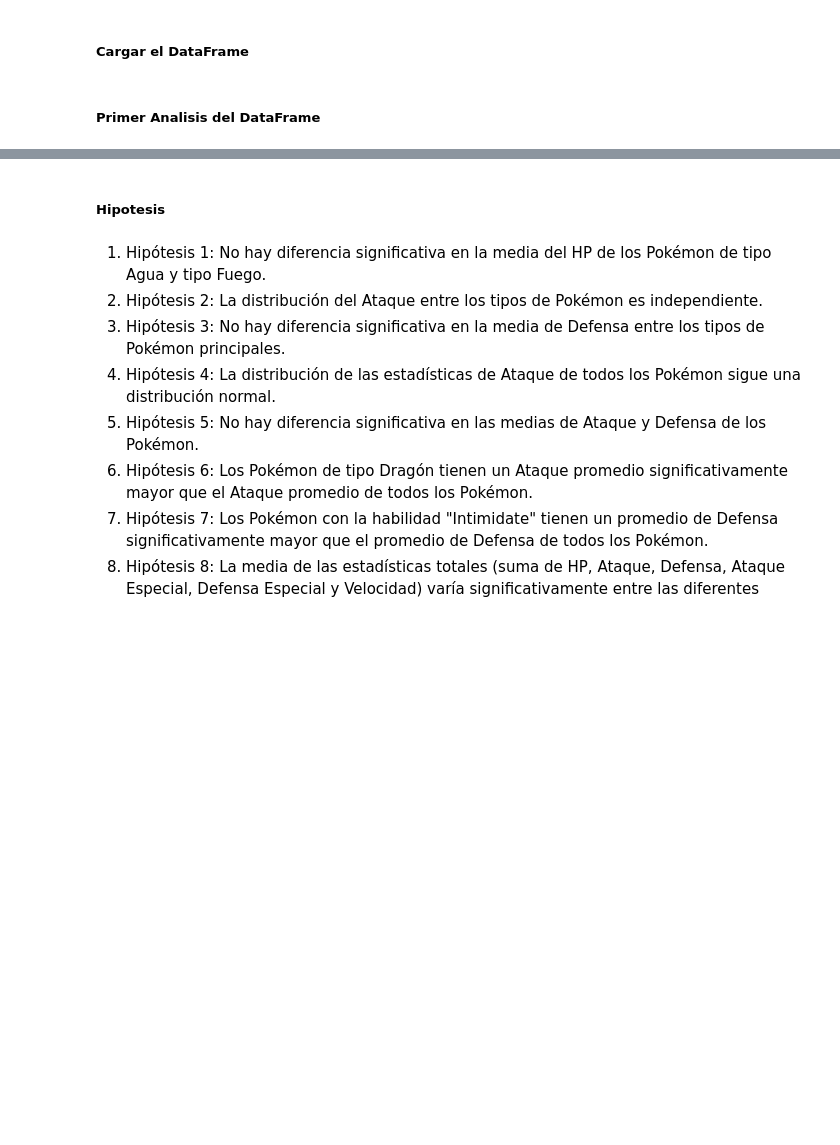
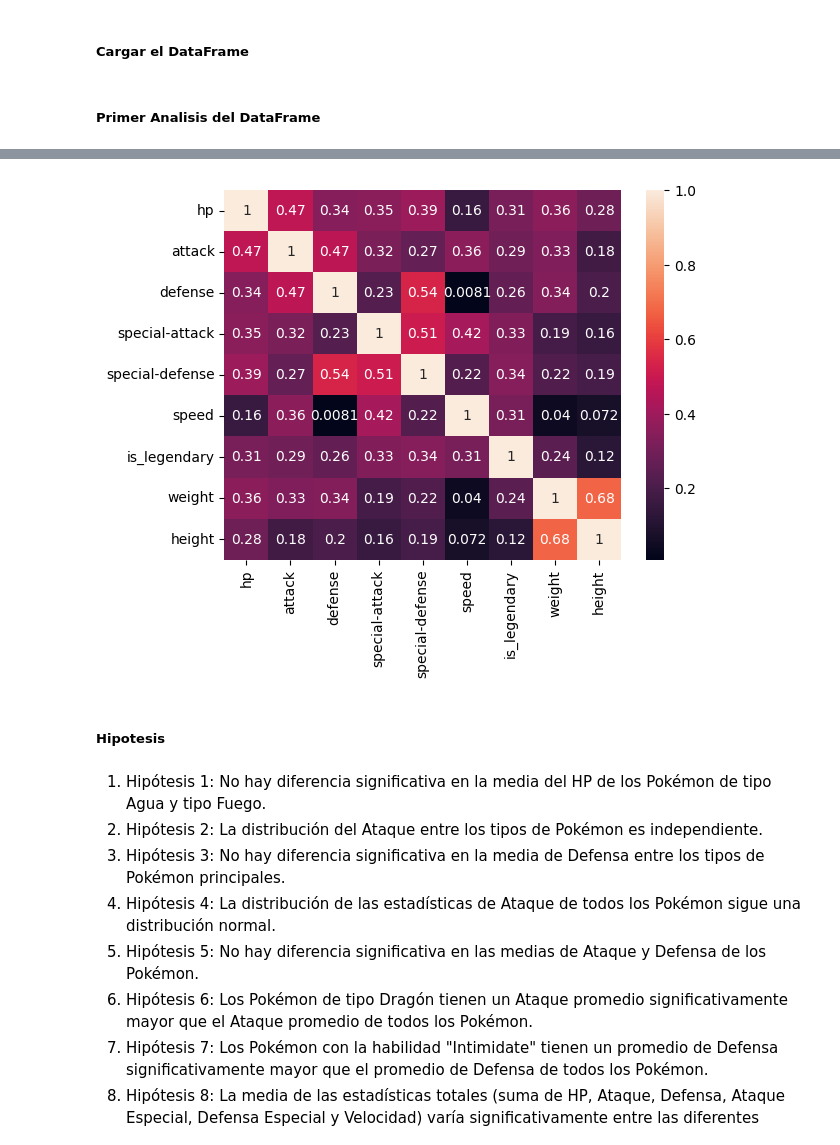
Before and after one commit to solfontan/DS_PT_09_2023, a Jupyter notebook: Data_Analysis/4-API/Teoría/API.ipynb, the cells around one changed output, grey strips where cells are left out. Cells and saved outputs as stored; diff of their text form; code cells hidden in the pictures; blank space fills up the shorter version.

```diff
--- a/Data_Analysis/4-API/Teoría/API.ipynb
+++ b/Data_Analysis/4-API/Teoría/API.ipynb
@@ -294,5 +322,8 @@ sns.pairplot(pokemon_df)
 # %%
-sns.heatmap(pokemon_df.drop(columns='name').corr(), annot=True)
+sns.heatmap(pokemon_df.drop(columns = pokemon_df.describe(include='object')).corr(), annot=True)
+plt.show()
+# %% [output]
+[figure, added]
 # %% [markdown]
 ##### **Hipotesis**
 # %% [markdown]
```
Also changed, not shown: parts of 7 cells of this notebook.
